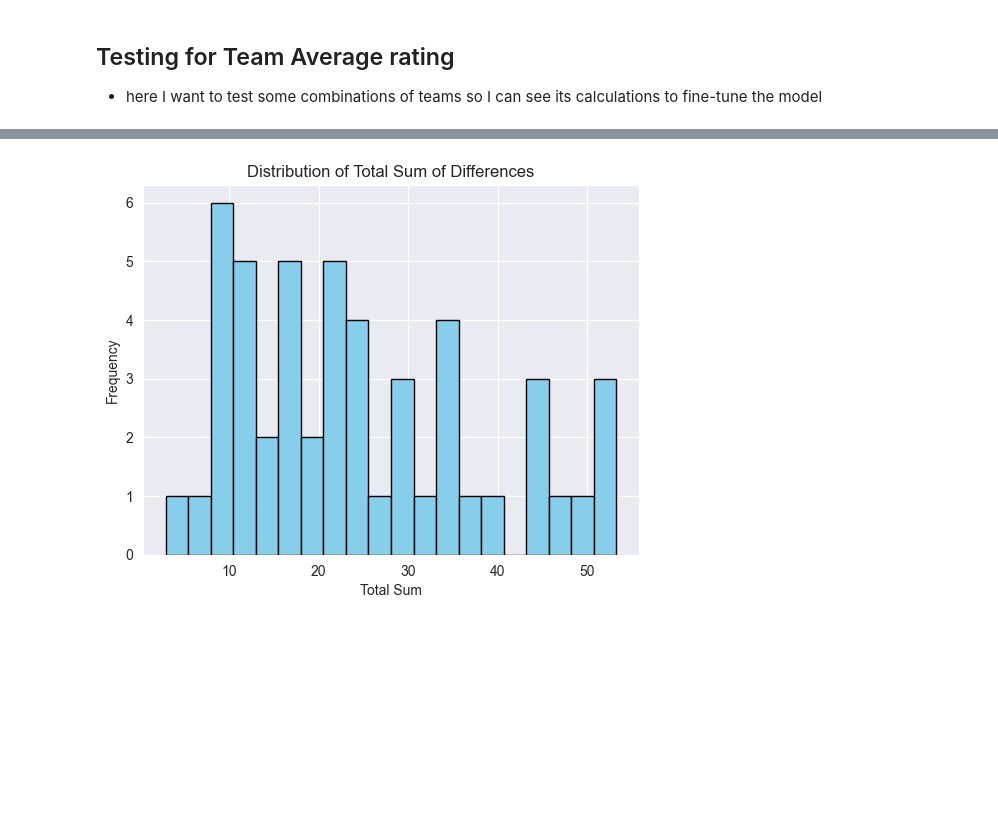
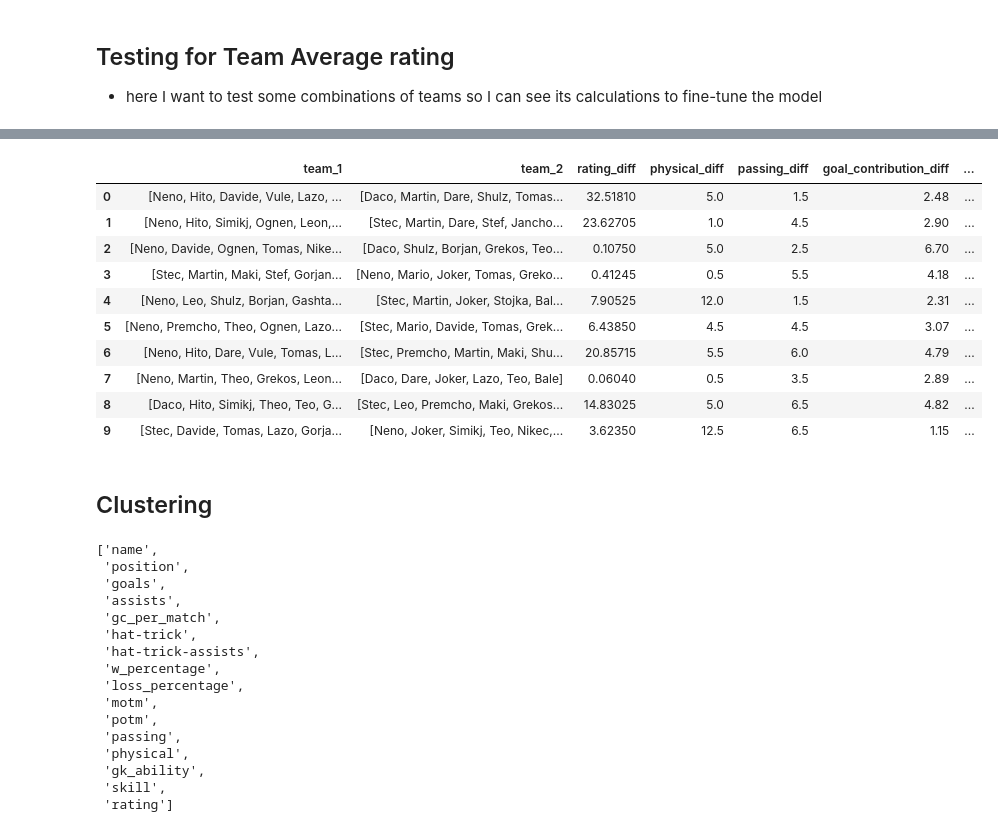
Before and after one commit to leonasanovski/Team-Splitter, a Jupyter notebook: code.ipynb, the cells around one changed output, grey strips where cells are left out. Cells and saved outputs as stored; diff of their text form; code cells hidden in the pictures; blank space fills up the shorter version.

```diff
--- a/code.ipynb
+++ b/code.ipynb
@@ -818,9 +990,23 @@ splits_df.sort_values(by='total_sum_differences',ascending=True,ignore_index=Tru
+# %%
+splits_df[:10]
+# %% [output]
+|  | team_1 | team_2 | rating_diff | physical_diff | passing_diff | goal_contribution_diff | ... |
+| 0 | [Neno, Hito, Davide, Vule, Lazo, ... | [Daco, Martin, Dare, Shulz, Tomas... | 32.51810 | 5.0 | 1.5 | 2.48 | ... |
+| 1 | [Neno, Hito, Simikj, Ognen, Leon,... | [Stec, Martin, Dare, Stef, Jancho... | 23.62705 | 1.0 | 4.5 | 2.90 | ... |
+| 2 | [Neno, Davide, Ognen, Tomas, Nike... | [Daco, Shulz, Borjan, Grekos, Teo... | 0.10750 | 5.0 | 2.5 | 6.70 | ... |
+| 3 | [Stec, Martin, Maki, Stef, Gorjan... | [Neno, Mario, Joker, Tomas, Greko... | 0.41245 | 0.5 | 5.5 | 4.18 | ... |
+| 4 | [Neno, Leo, Shulz, Borjan, Gashta... | [Stec, Martin, Joker, Stojka, Bal... | 7.90525 | 12.0 | 1.5 | 2.31 | ... |
+| 5 | [Neno, Premcho, Theo, Ognen, Lazo... | [Stec, Mario, Davide, Tomas, Grek... | 6.43850 | 4.5 | 4.5 | 3.07 | ... |
+| 6 | [Neno, Hito, Dare, Vule, Tomas, L... | [Stec, Premcho, Martin, Maki, Shu... | 20.85715 | 5.5 | 6.0 | 4.79 | ... |
+| 7 | [Neno, Martin, Theo, Grekos, Leon... | [Daco, Dare, Joker, Lazo, Teo, Bale] | 0.06040 | 0.5 | 3.5 | 2.89 | ... |
+| 8 | [Daco, Hito, Simikj, Theo, Teo, G... | [Stec, Leo, Premcho, Maki, Grekos... | 14.83025 | 5.0 | 6.5 | 4.82 | ... |
+| 9 | [Stec, Davide, Tomas, Lazo, Gorja... | [Neno, Joker, Simikj, Teo, Nikec,... | 3.62350 | 12.5 | 6.5 | 1.15 | ... |
 # %%
-plt.hist(splits_df['total_sum_differences'], bins=20, color='skyblue', edgecolor='black')
-plt.title('Distribution of Total Sum of Differences')
-plt.xlabel('Total Sum')
-plt.ylabel('Frequency')
-plt.grid(True)
-plt.show()
+# plt.hist(splits_df['total_sum_differences'], bins=20, color='skyblue', edgecolor='black')
+# plt.title('Distribution of Total Sum of Differences')
+# plt.xlabel('Total Sum')
+# plt.ylabel('Frequency')
+# plt.grid(True)
+# plt.show()
-# %% [output]
-[figure, removed]
+# %% [markdown]
+## Clustering
@@ -826,0 +1015,19 @@ plt.show()
+# %%
+all_features
+# %% [output]
+['name',
+ 'position',
+ 'goals',
+ 'assists',
+ 'gc_per_match',
+ 'hat-trick',
+ 'hat-trick-assists',
+ 'w_percentage',
+ 'loss_percentage',
+ 'motm',
+ 'potm',
+ 'passing',
+ 'physical',
+ 'gk_ability',
+ 'skill',
+ 'rating']
```
Also changed, not shown: parts of 15 cells of this notebook.
